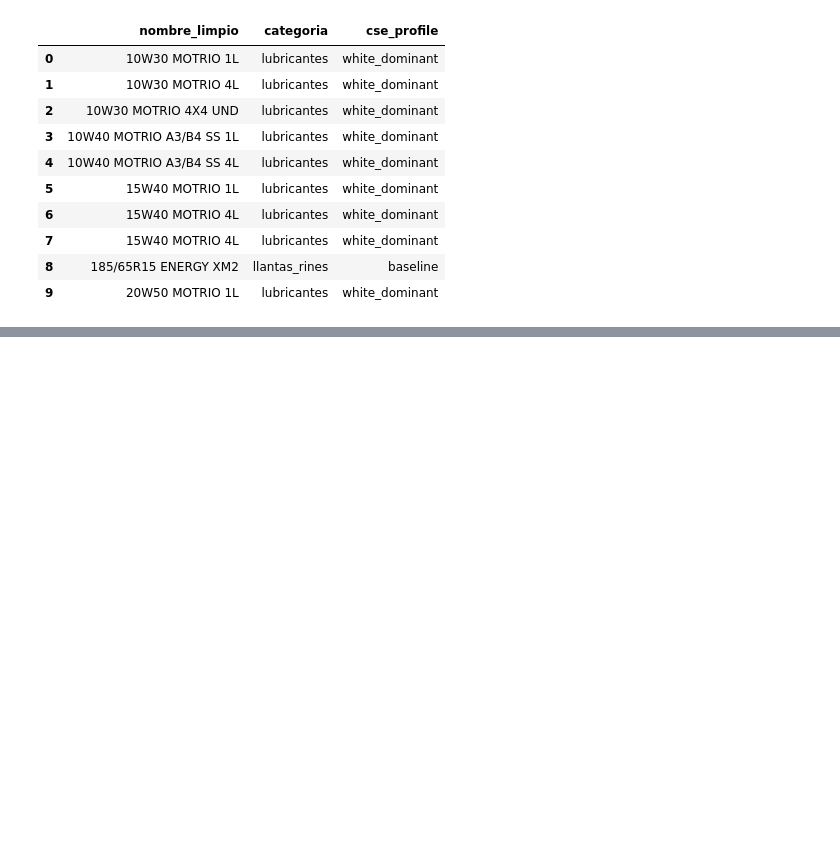
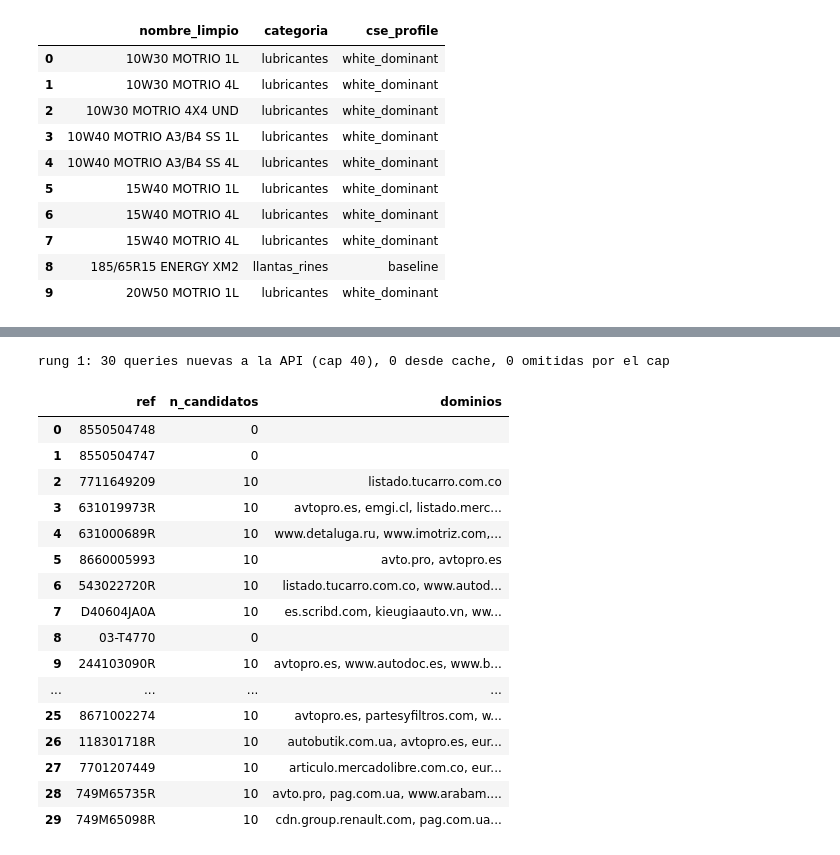
Before and after one commit to NataliaVillegasC/image_processor_matcher, a Jupyter notebook: mvp_pipeline.ipynb, the cells around one changed output, grey strips where cells are left out. Saved outputs shown, nothing was run; the diff lists cells and outputs as text; code cells hidden in the pictures; blank space fills up the shorter version.

Commit message:
Third step of the pipeline (CSE) and tested

```diff
--- a/mvp_pipeline.ipynb
+++ b/mvp_pipeline.ipynb
@@ -154,0 +189,35 @@ Cobertura: 281 filas, 15 categorias
+# %%
+# rung = cual query construir:  1 -> "ref" "marca" (default) | 2 -> ref marca | 3 -> nombre_limpio
+# max_queries = tope de llamadas NUEVAS a la API (protege las 100 gratis/dia).
+# La respuesta cruda queda en cache/cse/{ref}/rung{n}.json -> re-correr no re-paga.
+from pipeline.search import search_df
+
+resultados = search_df(golden, rung=1, max_queries=40)
+
+# Resumen: cuantos candidatos trajo cada producto y de que dominios
+resumen = pd.DataFrame([
+    {"ref": ref,
+     "n_candidatos": len(cands),
+     "dominios": ", ".join(sorted({c["displayLink"] for c in cands})[:5])}
+    for ref, cands in resultados.items()
+])
+resumen
+# %% [output]
+rung 1: 30 queries nuevas a la API (cap 40), 0 desde cache, 0 omitidas por el cap
+|  | ref | n_candidatos | dominios |
+| 0 | 8550504748 | 0 |  |
+| 1 | 8550504747 | 0 |  |
+| 2 | 7711649209 | 10 | listado.tucarro.com.co |
+| 3 | 631019973R | 10 | avtopro.es, emgi.cl, listado.merc... |
+| 4 | 631000689R | 10 | www.detaluga.ru, www.imotriz.com,... |
+| 5 | 8660005993 | 10 | avto.pro, avtopro.es |
+| 6 | 543022720R | 10 | listado.tucarro.com.co, www.autod... |
+| 7 | D40604JA0A | 10 | es.scribd.com, kieugiaauto.vn, ww... |
+| 8 | 03-T4770 | 0 |  |
+| 9 | 244103090R | 10 | avtopro.es, www.autodoc.es, www.b... |
+| ... | ... | ... | ... |
+| 25 | 8671002274 | 10 | avtopro.es, partesyfiltros.com, w... |
+| 26 | 118301718R | 10 | autobutik.com.ua, avtopro.es, eur... |
+| 27 | 7701207449 | 10 | articulo.mercadolibre.com.co, eur... |
+| 28 | 749M65735R | 10 | avto.pro, pag.com.ua, www.arabam.... |
+| 29 | 749M65098R | 10 | cdn.group.renault.com, pag.com.ua... |
```
Also changed, not shown: parts of 3 cells of this notebook, 2 other files.
